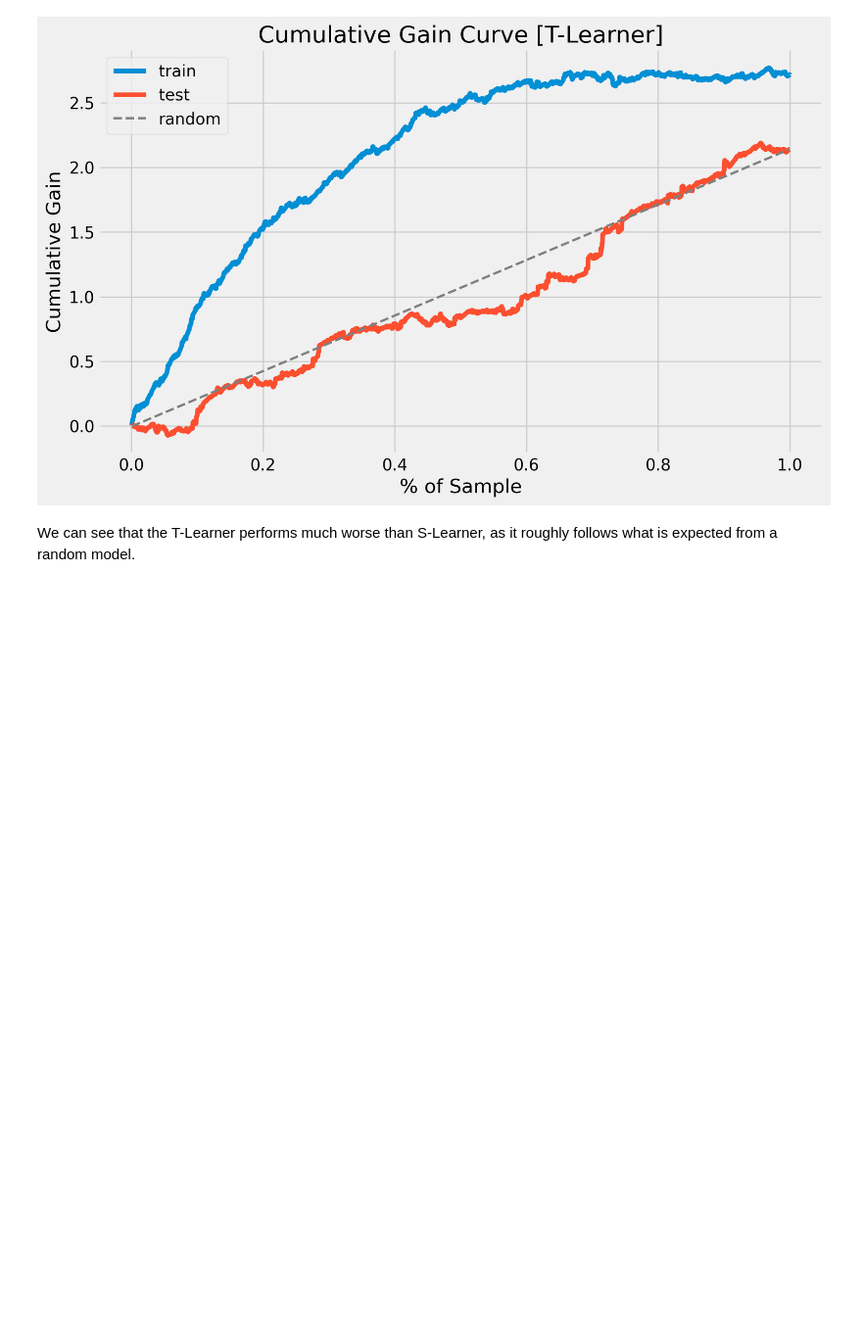
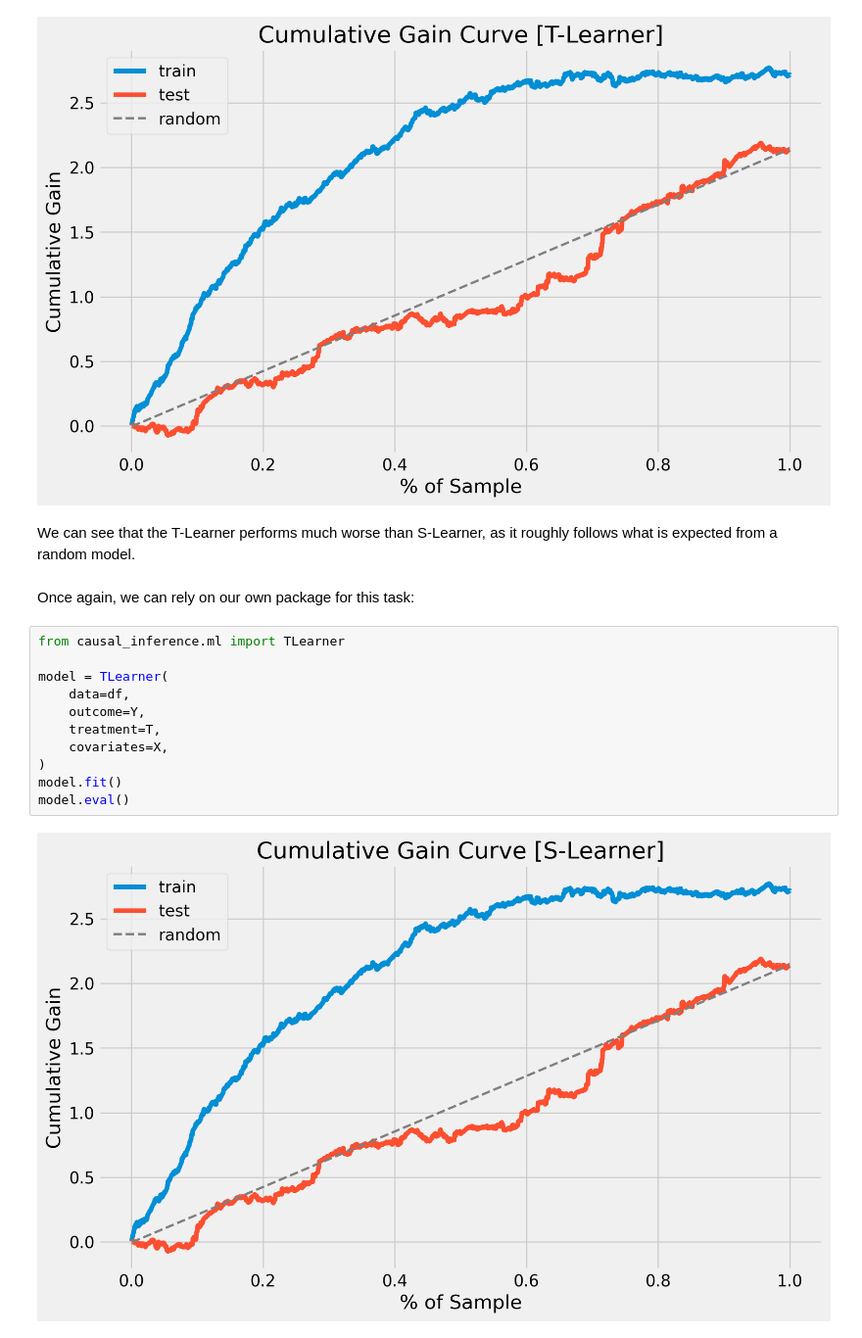
Before and after one commit to gfluz94/causal-inference, a Jupyter notebook: examples/06. Heterogeneous Effects and ML.ipynb, the cells around one changed output. Shown: that part at 98% size. Saved outputs shown, nothing was run; the diff lists cells and outputs as text; blank space fills up the shorter version.

Commit message:
add solution with T-Learner using our own package

```diff
--- a/examples/06. Heterogeneous Effects and ML.ipynb
+++ b/examples/06. Heterogeneous Effects and ML.ipynb
@@ -312,3 +312,18 @@ cumulative_gain_eval.eval()
 [figure]
 # %% [markdown]
 We can see that the T-Learner performs much worse than S-Learner, as it roughly follows what is expected from a random model.
+# %% [markdown]
+Once again, we can rely on our own package for this task:
+# %%
+from causal_inference.ml import TLearner
+
+model = TLearner(
+    data=df,
+    outcome=Y,
+    treatment=T,
+    covariates=X,
+)
+model.fit()
+model.eval()
+# %% [output]
+[figure, added]
```
